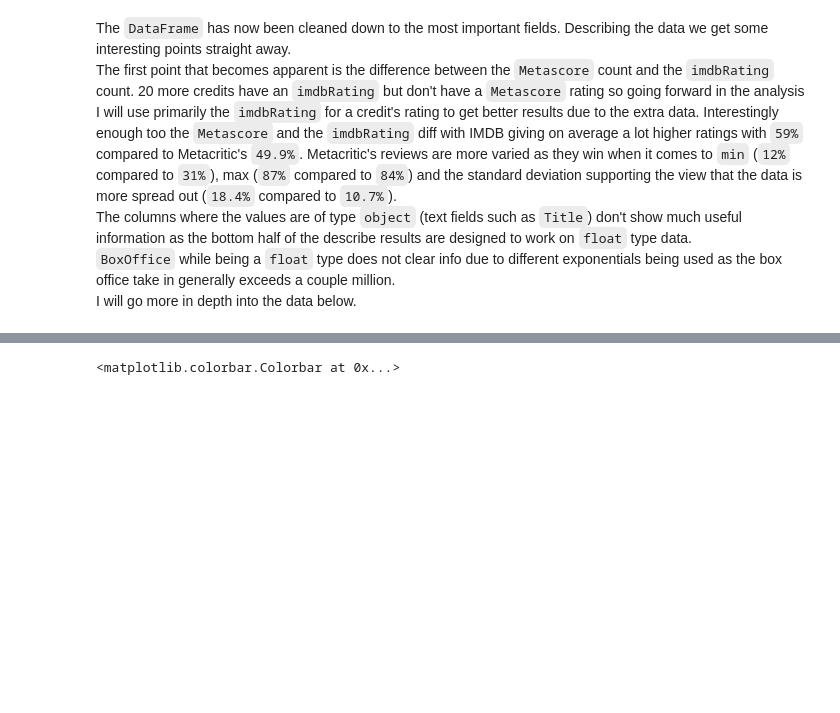
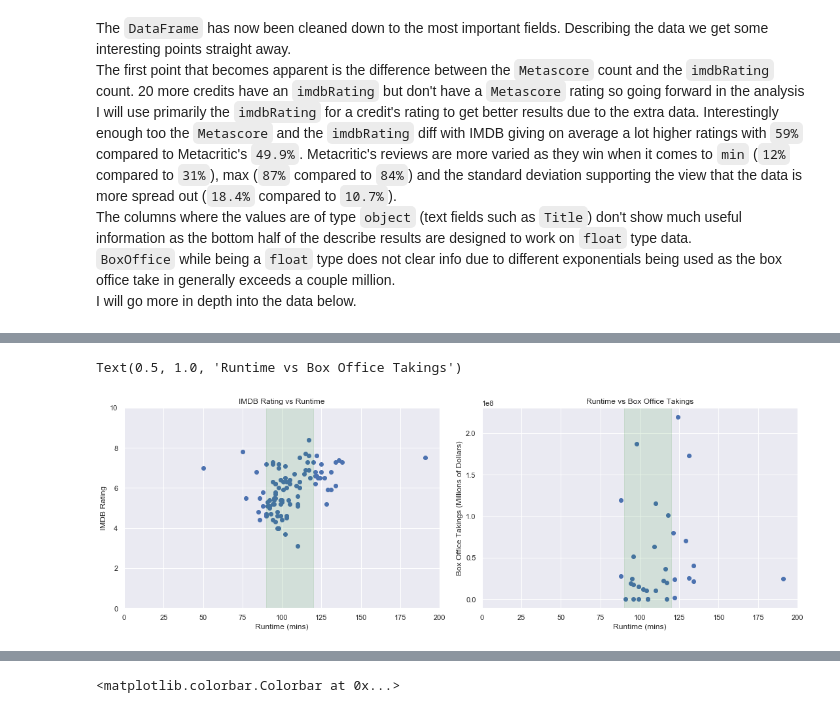
Before and after one commit to RyanJennings1/COMP41680, a Jupyter notebook: COMP41680 Project 1 - 19205824.ipynb, the cells around one changed output, grey strips where cells are left out. Drawn from its saved outputs; the diff is of its cells as text; code cells hidden in the pictures; blank space fills up the shorter version.

```diff
--- a/COMP41680 Project 1 - 19205824.ipynb
+++ b/COMP41680 Project 1 - 19205824.ipynb
@@ -348,0 +349,20 @@ array([[<matplotlib.axes._subplots.AxesSubplot object at 0x...>,
+# %%
+fig, (ax0, ax1) = plt.subplots(ncols=2, constrained_layout=True, figsize=(15, 5))
+ax0.set_xlim([0, 200])
+ax1.set_xlim([0, 200])
+
+ax0.scatter(credits['Runtime'], credits['imdbRating'])
+ax0.axvspan(90, 120, alpha=0.1, color='green') # Between 1 hour 30 minute mark and 2 hour mark
+ax0.set_ylim([0, 10])
+ax0.set_xlabel('Runtime (mins)')
+ax0.set_ylabel('IMDB Rating')
+ax0.set_title('IMDB Rating vs Runtime')
+
+ax1.scatter(credits['Runtime'], credits['BoxOffice'])
+ax1.axvspan(90, 120, alpha=0.1, color='green') # Between 1 hour 30 minute mark and 2 hour mark
+ax1.set_xlabel('Runtime (mins)')
+ax1.set_ylabel('Box Office Takings (Millions of Dollars)')
+ax1.set_title('Runtime vs Box Office Takings')
+# %% [output]
+Text(0.5, 1.0, 'Runtime vs Box Office Takings')
+[figure, added]
```
Also changed, not shown: parts of 18 cells of this notebook.
